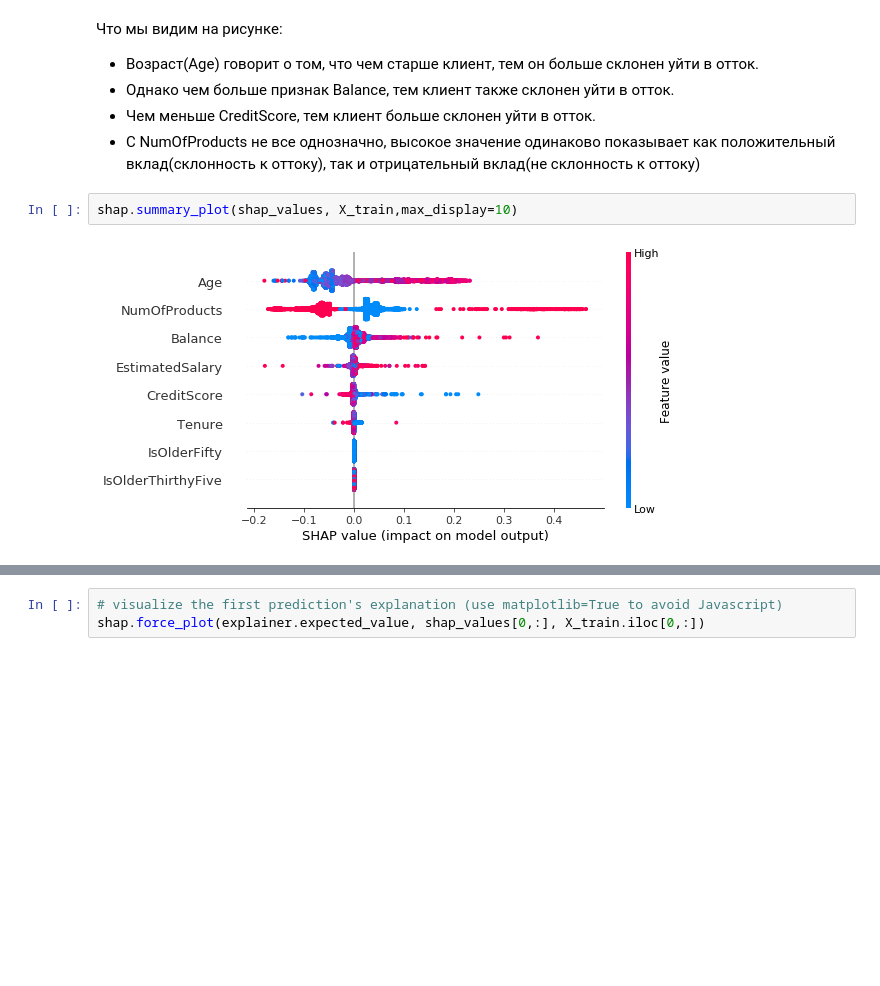
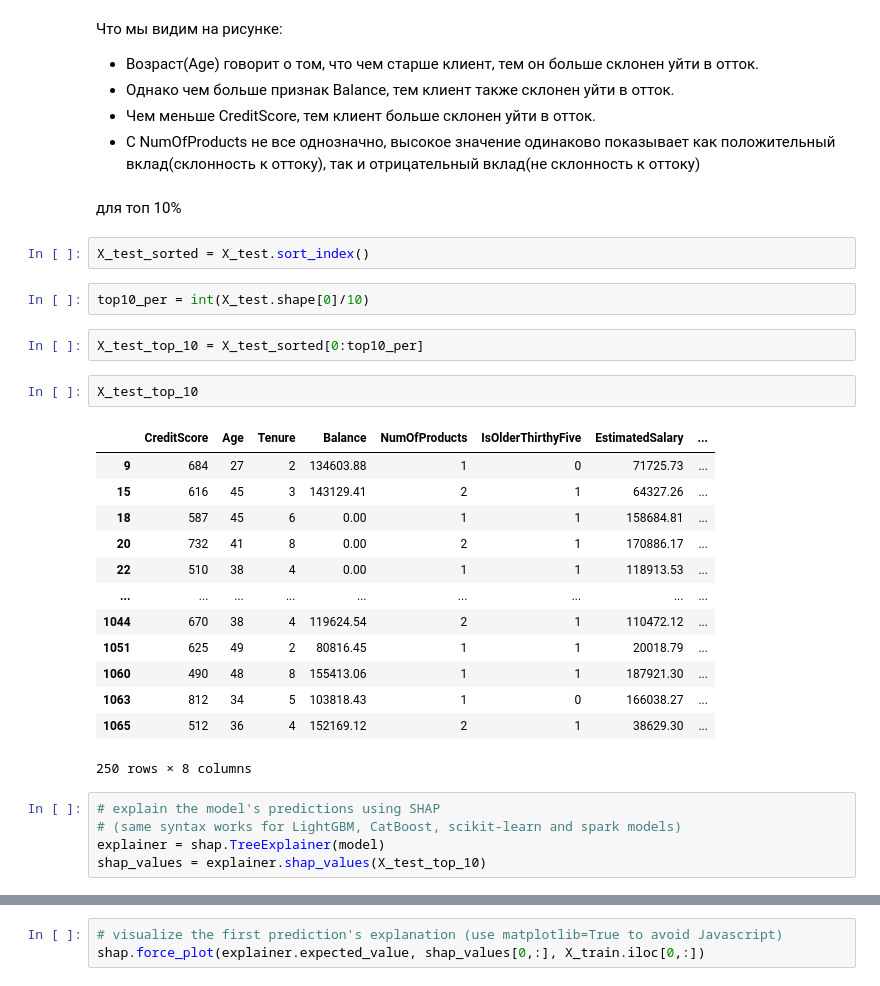
Before and after one commit to juliazhigaryova/DS-in-business, a Jupyter notebook: HW7.ipynb, the cells around one changed output, grey strips where cells are left out. Drawn from its saved outputs; the diff is of its cells as text; blank space fills up the shorter version.

```diff
--- a/HW7.ipynb
+++ b/HW7.ipynb
@@ -204,7 +206,32 @@ shap.summary_plot(shap_values, X_train)
 * Однако чем больше признак Balance, тем клиент также склонен уйти в отток.
 * Чем меньше CreditScore, тем клиент больше склонен уйти в отток.
 * С NumOfProducts не все однозначно, высокое значение одинаково показывает как положительный вклад(склонность к оттоку), так и отрицательный вклад(не склонность к оттоку)
-# %%
-shap.summary_plot(shap_values, X_train,max_display=10)
-# %% [output]
-[figure, removed]
+# %% [markdown]
+для топ 10%
+# %%
+X_test_sorted = X_test.sort_index()
+# %%
+top10_per = int(X_test.shape[0]/10)
+# %%
+X_test_top_10 = X_test_sorted[0:top10_per]
+# %%
+X_test_top_10
+# %% [output]
+|  | CreditScore | Age | Tenure | Balance | NumOfProducts | IsOlderThirthyFive | EstimatedSalary | ... |
+| 9 | 684 | 27 | 2 | 134603.88 | 1 | 0 | 71725.73 | ... |
+| 15 | 616 | 45 | 3 | 143129.41 | 2 | 1 | 64327.26 | ... |
+| 18 | 587 | 45 | 6 | 0.00 | 1 | 1 | 158684.81 | ... |
+| 20 | 732 | 41 | 8 | 0.00 | 2 | 1 | 170886.17 | ... |
+| 22 | 510 | 38 | 4 | 0.00 | 1 | 1 | 118913.53 | ... |
+| ... | ... | ... | ... | ... | ... | ... | ... | ... |
+| 1044 | 670 | 38 | 4 | 119624.54 | 2 | 1 | 110472.12 | ... |
+| 1051 | 625 | 49 | 2 | 80816.45 | 1 | 1 | 20018.79 | ... |
+| 1060 | 490 | 48 | 8 | 155413.06 | 1 | 1 | 187921.30 | ... |
+| 1063 | 812 | 34 | 5 | 103818.43 | 1 | 0 | 166038.27 | ... |
+| 1065 | 512 | 36 | 4 | 152169.12 | 2 | 1 | 38629.30 | ... |
+250 rows × 8 columns
+# %%
+# explain the model's predictions using SHAP
+# (same syntax works for LightGBM, CatBoost, scikit-learn and spark models)
+explainer = shap.TreeExplainer(model)
+shap_values = explainer.shap_values(X_test_top_10)
```
Also changed, not shown: parts of 7 cells of this notebook.
